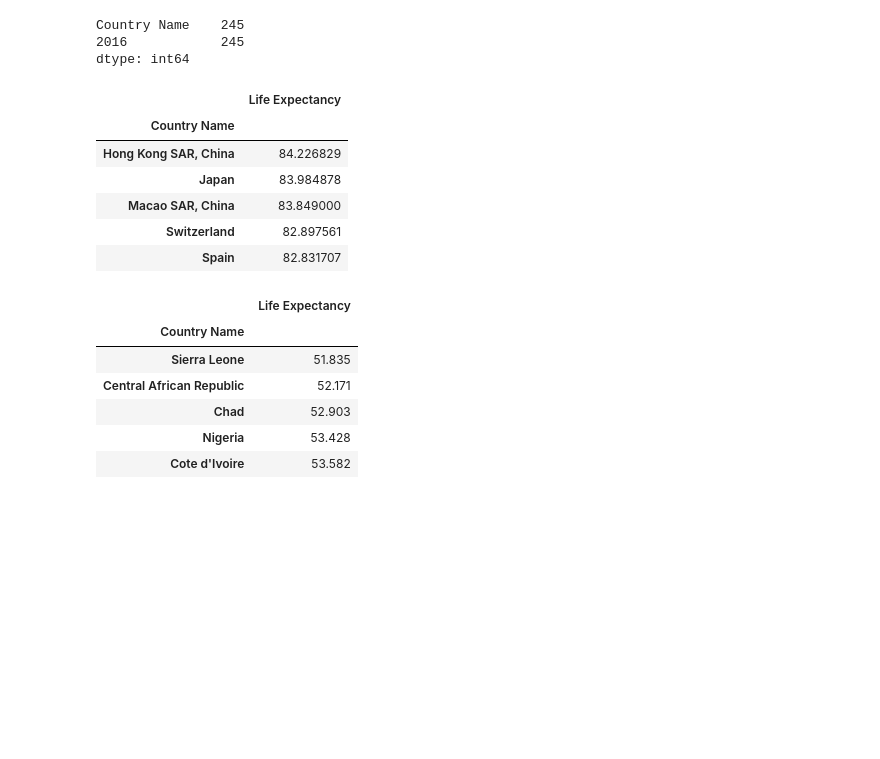
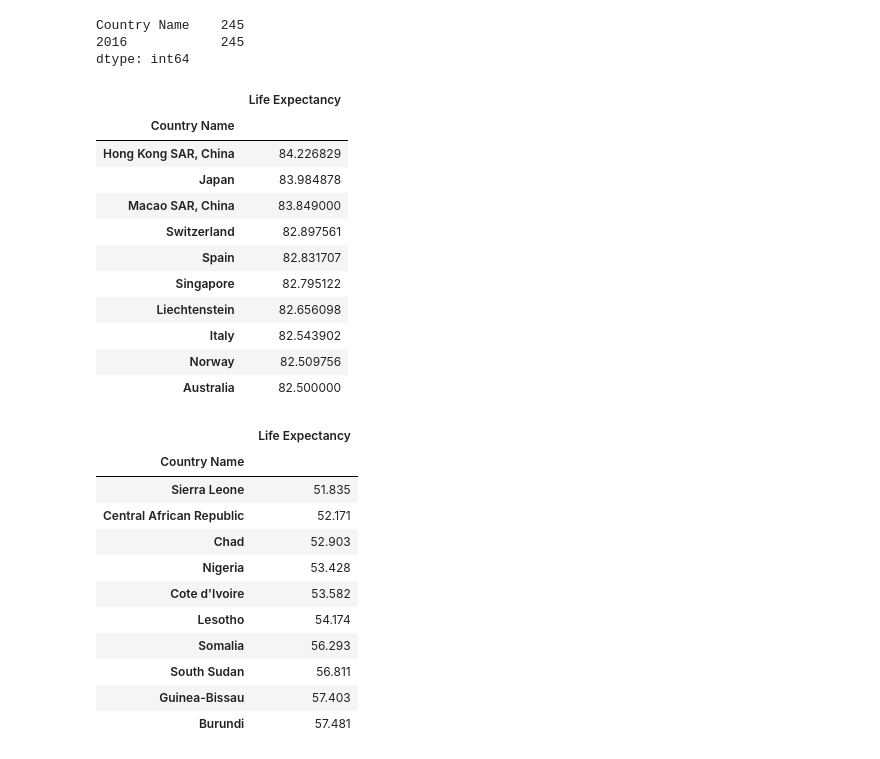
Before and after one commit to rdhaliwal96/group_collaboration, a Jupyter notebook: larisa/country_population_analysis.ipynb, the cells around one changed output. Drawn from its saved outputs; the diff is of its cells as text; code cells hidden in the pictures; blank space fills up the shorter version.

```diff
--- a/larisa/country_population_analysis.ipynb
+++ b/larisa/country_population_analysis.ipynb
@@ -34,21 +45,26 @@ dtype: int64
 # %%
 top_life_expectancy_2016 = life_expectancy_2016.sort_values(by='2016', ascending=False)
 top_life_expectancy_2016 = top_life_expectancy_2016.set_index("Country Name")
 top_life_expectancy_2016 = top_life_expectancy_2016.rename(columns={'2016': 'Life Expectancy'})
-top_life_expectancy_2016.head()
+top_life_expectancy_2016.head(10)
 # %% [output]
 |  | Life Expectancy |
 | Country Name |  |
 | Hong Kong SAR, China | 84.226829 |
 | Japan | 83.984878 |
 | Macao SAR, China | 83.849000 |
 | Switzerland | 82.897561 |
 | Spain | 82.831707 |
+| Singapore | 82.795122 |
+| Liechtenstein | 82.656098 |
+| Italy | 82.543902 |
+| Norway | 82.509756 |
+| Australia | 82.500000 |
 # %%
 bottom_life_expectancy_2016 = life_expectancy_2016.sort_values(by='2016', ascending=True)
 bottom_life_expectancy_2016 = bottom_life_expectancy_2016.set_index("Country Name")
 bottom_life_expectancy_2016 = bottom_life_expectancy_2016.rename(columns={'2016': 'Life Expectancy'})
-bottom_life_expectancy_2016.head()
+bottom_life_expectancy_2016.head(10)
 # %% [output]
 |  | Life Expectancy |
 | Country Name |  |
@@ -57,4 +73,9 @@ bottom_life_expectancy_2016.head()
 | Chad | 52.903 |
 | Nigeria | 53.428 |
 | Cote d'Ivoire | 53.582 |
+| Lesotho | 54.174 |
+| Somalia | 56.293 |
+| South Sudan | 56.811 |
+| Guinea-Bissau | 57.403 |
+| Burundi | 57.481 |
 # %%
```
Also changed, not shown: parts of 20 cells of this notebook, 6 other files.
